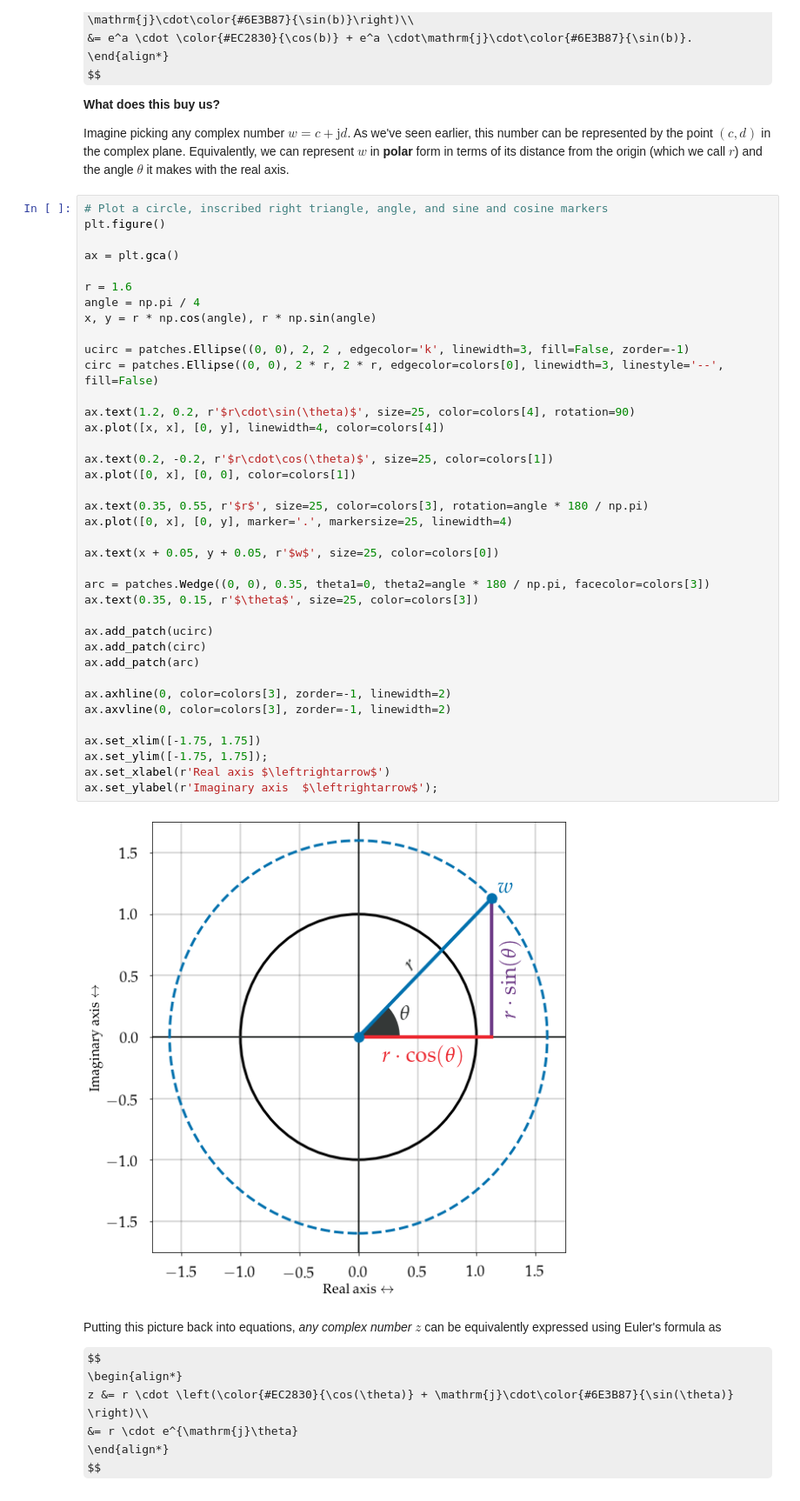
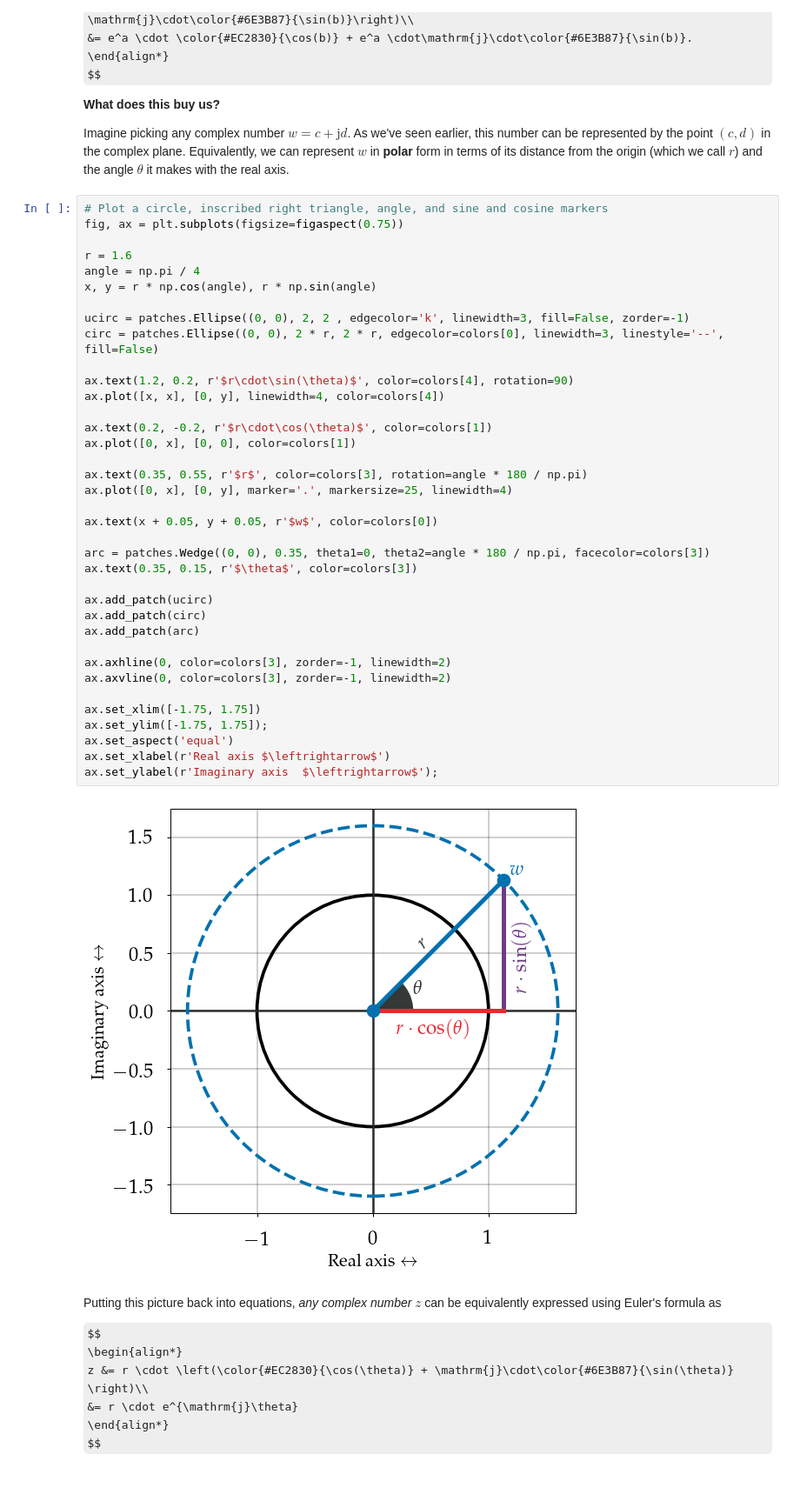
Before and after one commit to bmcfee/dstbook, a Jupyter notebook: content/appendix/Complex.ipynb, the cells around one changed output. Shown at 87% size. Cells and saved outputs as stored; diff of their text form; some formulas as TeX source.

```diff
--- a/content/appendix/Complex.ipynb
+++ b/content/appendix/Complex.ipynb
@@ -565,44 +587,43 @@ As we've seen earlier, this number can be represented by the point $(c, d)$ in t
 Equivalently, we can represent $w$ in **polar** form in terms of its distance from the origin (which we call $r$) and the angle $\theta$ it makes with the real axis.
 # %%
 # Plot a circle, inscribed right triangle, angle, and sine and cosine markers
-plt.figure()
-
-ax = plt.gca()
+fig, ax = plt.subplots(figsize=figaspect(0.75))
 
 r = 1.6
 angle = np.pi / 4
 x, y = r * np.cos(angle), r * np.sin(angle)
 
 ucirc = patches.Ellipse((0, 0), 2, 2 , edgecolor='k', linewidth=3, fill=False, zorder=-1)
 circ = patches.Ellipse((0, 0), 2 * r, 2 * r, edgecolor=colors[0], linewidth=3, linestyle='--', fill=False)
 
-ax.text(1.2, 0.2, r'$r\cdot\sin(\theta)$', size=25, color=colors[4], rotation=90)
+ax.text(1.2, 0.2, r'$r\cdot\sin(\theta)$', color=colors[4], rotation=90)
 ax.plot([x, x], [0, y], linewidth=4, color=colors[4])
 
-ax.text(0.2, -0.2, r'$r\cdot\cos(\theta)$', size=25, color=colors[1])
+ax.text(0.2, -0.2, r'$r\cdot\cos(\theta)$', color=colors[1])
 ax.plot([0, x], [0, 0], color=colors[1])
 
-ax.text(0.35, 0.55, r'$r$', size=25, color=colors[3], rotation=angle * 180 / np.pi)
+ax.text(0.35, 0.55, r'$r$', color=colors[3], rotation=angle * 180 / np.pi)
 ax.plot([0, x], [0, y], marker='.', markersize=25, linewidth=4)
 
-ax.text(x + 0.05, y + 0.05, r'$w$', size=25, color=colors[0])
+ax.text(x + 0.05, y + 0.05, r'$w$', color=colors[0])
 
 arc = patches.Wedge((0, 0), 0.35, theta1=0, theta2=angle * 180 / np.pi, facecolor=colors[3])
-ax.text(0.35, 0.15, r'$\theta$', size=25, color=colors[3])
+ax.text(0.35, 0.15, r'$\theta$', color=colors[3])
 
 ax.add_patch(ucirc)
 ax.add_patch(circ)
 ax.add_patch(arc)
 
 ax.axhline(0, color=colors[3], zorder=-1, linewidth=2)
 ax.axvline(0, color=colors[3], zorder=-1, linewidth=2)
 
 ax.set_xlim([-1.75, 1.75])
 ax.set_ylim([-1.75, 1.75]);
+ax.set_aspect('equal')
 ax.set_xlabel(r'Real axis $\leftrightarrow$')
 ax.set_ylabel(r'Imaginary axis  $\leftrightarrow$');
 # %% [output]
-[figure, old version]
+[figure, new version]
 # %% [markdown]
 Putting this picture back into equations, *any complex number* $z$ can be equivalently expressed using Euler's formula as
 
```
Also changed, not shown: parts of 15 cells of this notebook, 24 other files.
